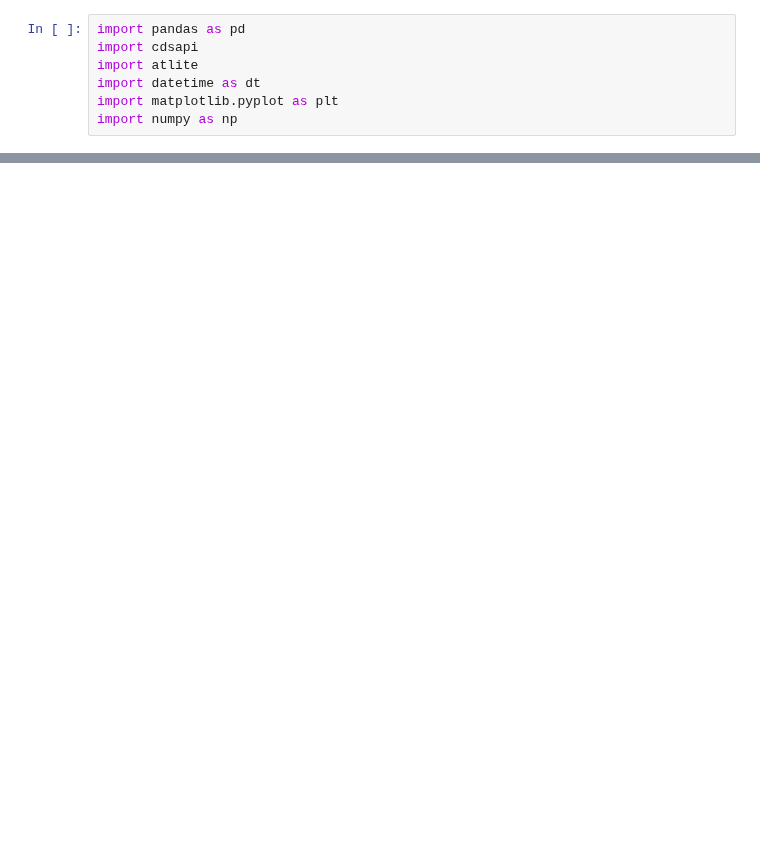
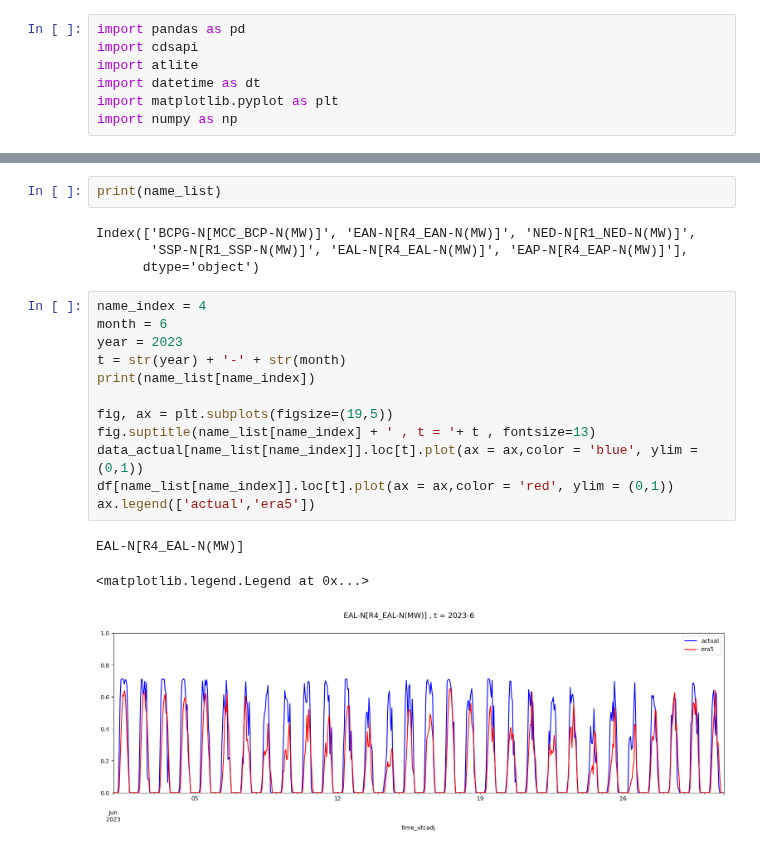
Before and after one commit to NarasetS/generationprofile_solarwind, a Jupyter notebook: validation_2.ipynb, the cells around one changed output, grey strips where cells are left out. Drawn from its saved outputs; the diff is of its cells as text; blank space fills up the shorter version.

```diff
--- a/validation_2.ipynb
+++ b/validation_2.ipynb
@@ -143,0 +204,22 @@ for y in year_list:
+# %%
+print(name_list)
+# %% [output]
+Index(['BCPG-N[MCC_BCP-N(MW)]', 'EAN-N[R4_EAN-N(MW)]', 'NED-N[R1_NED-N(MW)]',
+       'SSP-N[R1_SSP-N(MW)]', 'EAL-N[R4_EAL-N(MW)]', 'EAP-N[R4_EAP-N(MW)]'],
+      dtype='object')
+# %%
+name_index = 4
+month = 6
+year = 2023
+t = str(year) + '-' + str(month)
+print(name_list[name_index])
+
+fig, ax = plt.subplots(figsize=(19,5))
+fig.suptitle(name_list[name_index] + ' , t = '+ t , fontsize=13)
+data_actual[name_list[name_index]].loc[t].plot(ax = ax,color = 'blue', ylim = (0,1))
+df[name_list[name_index]].loc[t].plot(ax = ax,color = 'red', ylim = (0,1))
+ax.legend(['actual','era5'])
+# %% [output]
+EAL-N[R4_EAL-N(MW)]
+<matplotlib.legend.Legend at 0x...>
+[figure, added]
```
Also changed, not shown: parts of 6 cells of this notebook, 1 other file.
